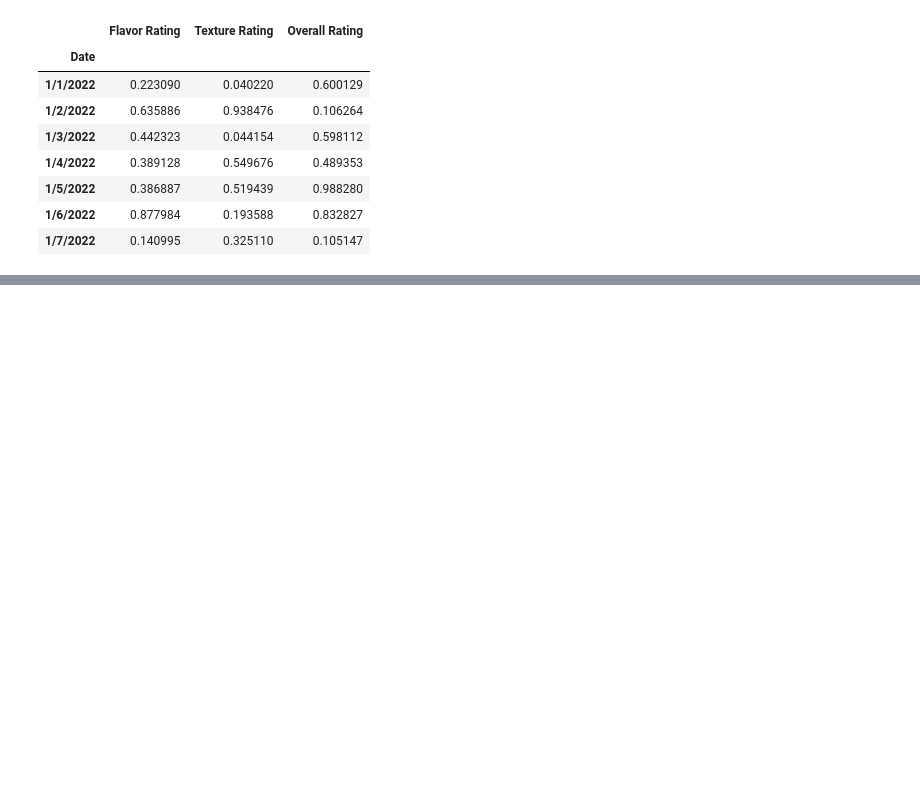
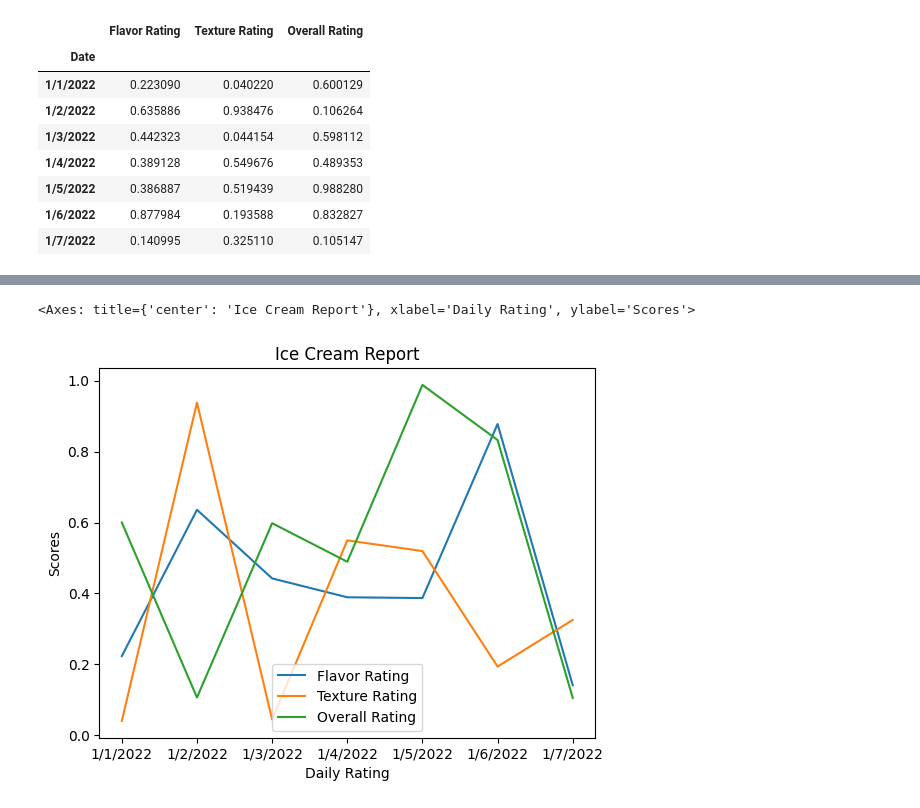
Before and after one commit to itspriyambhattacharya/pandas_learning, a Jupyter notebook: phase6_data_cleaning.ipynb, the cells around one changed output, grey strips where cells are left out. Drawn from its saved outputs; the diff is of its cells as text; code cells hidden in the pictures; blank space fills up the shorter version.

```diff
--- a/phase6_data_cleaning.ipynb
+++ b/phase6_data_cleaning.ipynb
@@ -31,0 +37,5 @@ df
+# %%
+df.plot(kind='line', title='Ice Cream Report', xlabel='Daily Rating', ylabel='Scores')
+# %% [output]
+<Axes: title={'center': 'Ice Cream Report'}, xlabel='Daily Rating', ylabel='Scores'>
+[figure, added]
```
Also changed, not shown: parts of 3 cells of this notebook.
